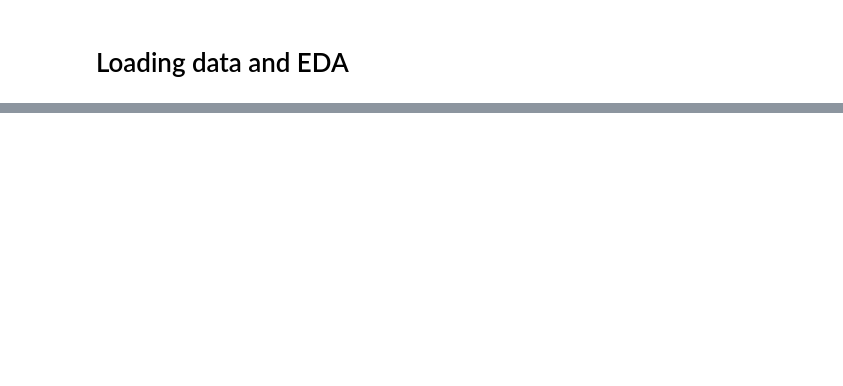
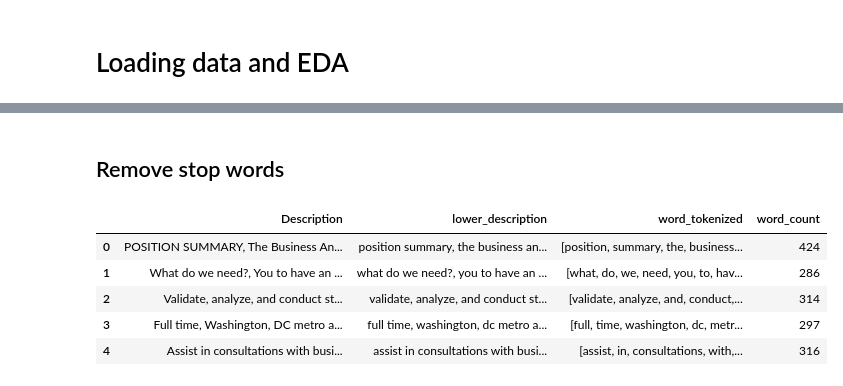
Before and after one commit to elias-soltani/skill-extract, a Jupyter notebook: test.ipynb, the cells around one changed output, grey strips where cells are left out. Saved outputs shown, nothing was run; the diff lists cells and outputs as text; code cells hidden in the pictures; blank space fills up the shorter version.

```diff
--- a/test.ipynb
+++ b/test.ipynb
@@ -441,0 +174,3 @@ data = test_model(nlp, data)
+# %%
+df_desc = df.Description.apply(clean_text)
+df_desc.iloc[0]
@@ -441,0 +179,5 @@ data = test_model(nlp, data)
+# %%
+# change the type from series to df and drop all missing values total: 301 missing descriptions
+df_desc = pd.DataFrame(df_desc)
+df_desc.dropna(inplace = True)
+df_desc.reset_index(inplace = True, drop = True)
@@ -441,0 +210,2 @@ data = test_model(nlp, data)
+# %% [markdown]
+## Remove stop words
@@ -442,2 +220,11 @@ data = test_model(nlp, data)
+# %%
+df_desc.head()
+# %% [output]
+|  | Description | lower_description | word_tokenized | word_count |
+| 0 | POSITION SUMMARY, The Business An... | position summary, the business an... | [position, summary, the, business... | 424 |
+| 1 | What do we need?, You to have an ... | what do we need?, you to have an ... | [what, do, we, need, you, to, hav... | 286 |
+| 2 | Validate, analyze, and conduct st... | validate, analyze, and conduct st... | [validate, analyze, and, conduct,... | 314 |
+| 3 | Full time, Washington, DC metro a... | full time, washington, dc metro a... | [full, time, washington, dc, metr... | 297 |
+| 4 | Assist in consultations with busi... | assist in consultations with busi... | [assist, in, consultations, with,... | 316 |
 # %%
 # %% [output]
```
Also changed, not shown: parts of 76 cells of this notebook, 41 other files.
